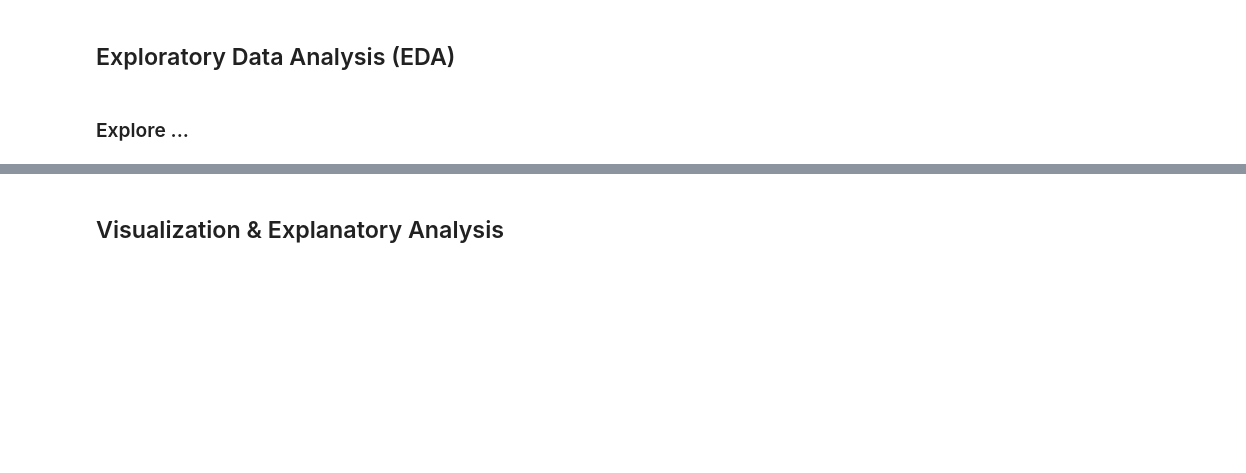
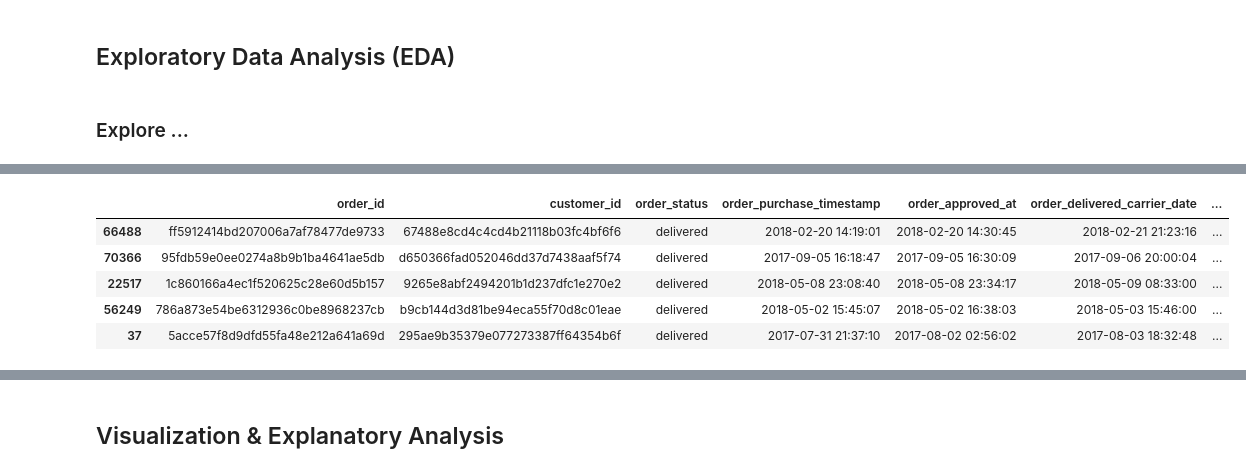
Before and after one commit to vitoananta3/proyek-analisis-data-e-commerce-public-dataset, a Jupyter notebook: notebook.ipynb, the cells around one changed output, grey strips where cells are left out. Cells and saved outputs as stored; diff of their text form; code cells hidden in the pictures; blank space fills up the shorter version.

```diff
--- a/notebook.ipynb
+++ b/notebook.ipynb
@@ -870,0 +883,3 @@ orders_df.sample(5)
+# %%
+orders_df['delivery_time'] = orders_df['delivery_time'].dt.days
+orders_df['delivery_time'] = orders_df['delivery_time'].apply(lambda x: 1 if x < 1 else x)
@@ -870,0 +898,11 @@ orders_df.sample(5)
+# %%
+orders_df['month'] = orders_df['order_purchase_timestamp'].dt.to_period('M')
+# %%
+orders_df.sample(5)
+# %% [output]
+|  | order_id | customer_id | order_status | order_purchase_timestamp | order_approved_at | order_delivered_carrier_date | ... |
+| 66488 | ff5912414bd207006a7af78477de9733 | 67488e8cd4c4cd4b21118b03fc4bf6f6 | delivered | 2018-02-20 14:19:01 | 2018-02-20 14:30:45 | 2018-02-21 21:23:16 | ... |
+| 70366 | 95fdb59e0ee0274a8b9b1ba4641ae5db | d650366fad052046dd37d7438aaf5f74 | delivered | 2017-09-05 16:18:47 | 2017-09-05 16:30:09 | 2017-09-06 20:00:04 | ... |
+| 22517 | 1c860166a4ec1f520625c28e60d5b157 | 9265e8abf2494201b1d237dfc1e270e2 | delivered | 2018-05-08 23:08:40 | 2018-05-08 23:34:17 | 2018-05-09 08:33:00 | ... |
+| 56249 | 786a873e54be6312936c0be8968237cb | b9cb144d3d81be94eca55f70d8c01eae | delivered | 2018-05-02 15:45:07 | 2018-05-02 16:38:03 | 2018-05-03 15:46:00 | ... |
+| 37 | 5acce57f8d9dfd55fa48e212a641a69d | 295ae9b35379e077273387ff64354b6f | delivered | 2017-07-31 21:37:10 | 2017-08-02 02:56:02 | 2017-08-03 18:32:48 | ... |
```
Also changed, not shown: parts of 22 cells of this notebook.
